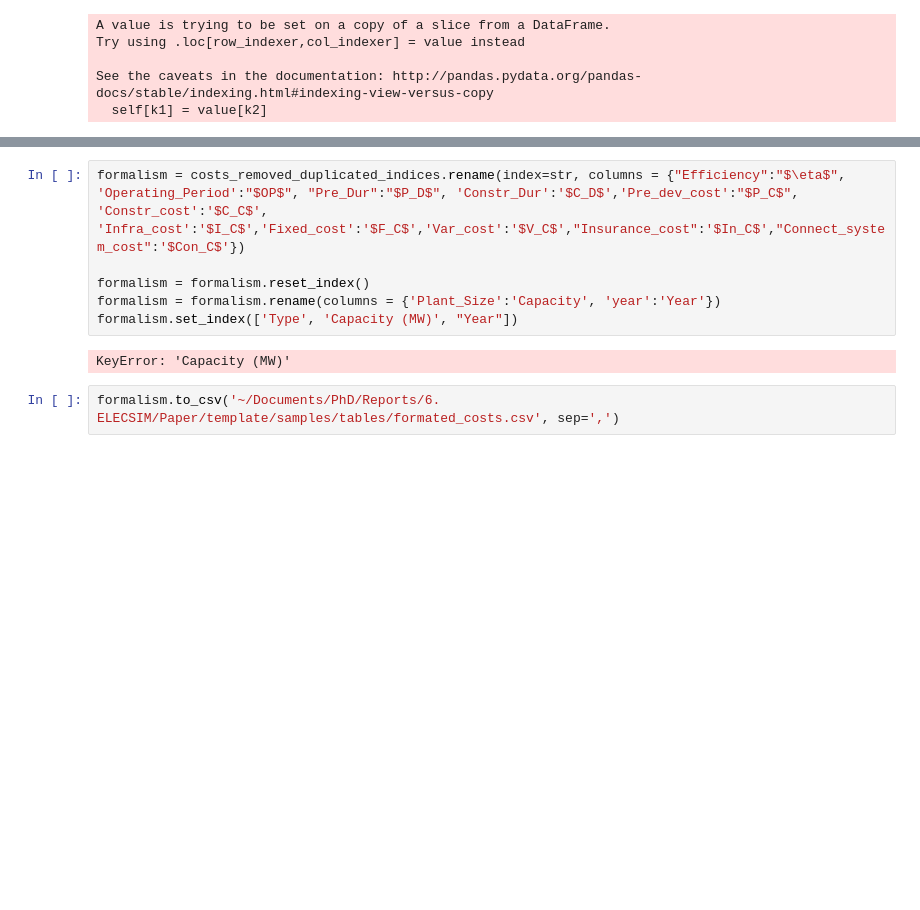
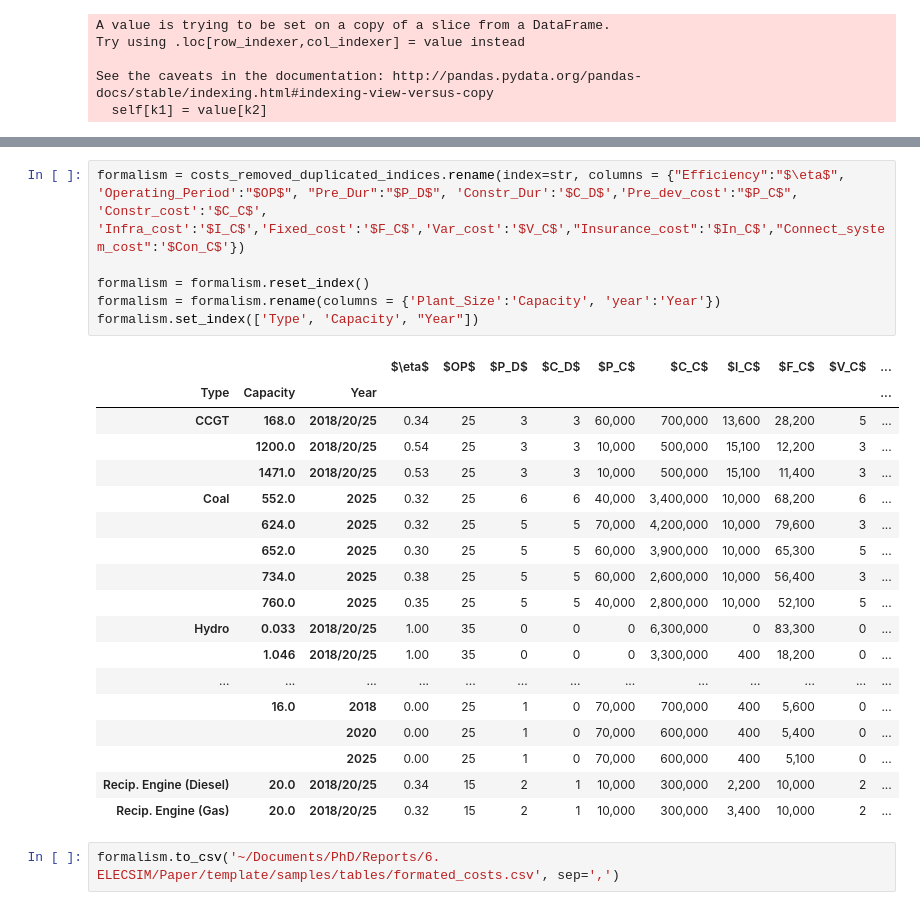
Before and after one commit to alexanderkell/elecsim-paper, a Jupyter notebook: visualisation/jupyter/power_plant_cost_table/modern_costs_table_generation.ipynb, the cells around one changed output, grey strips where cells are left out. Cells and saved outputs as stored; diff of their text form; blank space fills up the shorter version.

Commit message:
Updated tables/figures

```diff
--- a/visualisation/jupyter/power_plant_cost_table/modern_costs_table_generation.ipynb
+++ b/visualisation/jupyter/power_plant_cost_table/modern_costs_table_generation.ipynb
@@ -369,10 +369,27 @@ See the caveats in the documentation: http://pandas.pydata.org/pandas-docs/stabl
 # %%
 formalism = costs_removed_duplicated_indices.rename(index=str, columns = {"Efficiency":"$\eta$", 'Operating_Period':"$OP$", "Pre_Dur":"$P_D$", 'Constr_Dur':'$C_D$','Pre_dev_cost':"$P_C$", 'Constr_cost':'$C_C$', 'Infra_cost':'$I_C$','Fixed_cost':'$F_C$','Var_cost':'$V_C$',"Insurance_cost":'$In_C$',"Connect_system_cost":'$Con_C$'})
 
 formalism = formalism.reset_index()
 formalism = formalism.rename(columns = {'Plant_Size':'Capacity', 'year':'Year'})
-formalism.set_index(['Type', 'Capacity (MW)', "Year"])
+formalism.set_index(['Type', 'Capacity', "Year"])
 # %% [output]
-KeyError: 'Capacity (MW)'
+|  |  |  | $\eta$ | $OP$ | $P_D$ | $C_D$ | $P_C$ | $C_C$ | $I_C$ | $F_C$ | $V_C$ | ... |
+| Type | Capacity | Year |  |  |  |  |  |  |  |  |  | ... |
+| CCGT | 168.0 | 2018/20/25 | 0.34 | 25 | 3 | 3 | 60,000 | 700,000 | 13,600 | 28,200 | 5 | ... |
+|  | 1200.0 | 2018/20/25 | 0.54 | 25 | 3 | 3 | 10,000 | 500,000 | 15,100 | 12,200 | 3 | ... |
+|  | 1471.0 | 2018/20/25 | 0.53 | 25 | 3 | 3 | 10,000 | 500,000 | 15,100 | 11,400 | 3 | ... |
+| Coal | 552.0 | 2025 | 0.32 | 25 | 6 | 6 | 40,000 | 3,400,000 | 10,000 | 68,200 | 6 | ... |
+|  | 624.0 | 2025 | 0.32 | 25 | 5 | 5 | 70,000 | 4,200,000 | 10,000 | 79,600 | 3 | ... |
+|  | 652.0 | 2025 | 0.30 | 25 | 5 | 5 | 60,000 | 3,900,000 | 10,000 | 65,300 | 5 | ... |
+|  | 734.0 | 2025 | 0.38 | 25 | 5 | 5 | 60,000 | 2,600,000 | 10,000 | 56,400 | 3 | ... |
+|  | 760.0 | 2025 | 0.35 | 25 | 5 | 5 | 40,000 | 2,800,000 | 10,000 | 52,100 | 5 | ... |
+| Hydro | 0.033 | 2018/20/25 | 1.00 | 35 | 0 | 0 | 0 | 6,300,000 | 0 | 83,300 | 0 | ... |
+|  | 1.046 | 2018/20/25 | 1.00 | 35 | 0 | 0 | 0 | 3,300,000 | 400 | 18,200 | 0 | ... |
+| ... | ... | ... | ... | ... | ... | ... | ... | ... | ... | ... | ... | ... |
+|  | 16.0 | 2018 | 0.00 | 25 | 1 | 0 | 70,000 | 700,000 | 400 | 5,600 | 0 | ... |
+|  |  | 2020 | 0.00 | 25 | 1 | 0 | 70,000 | 600,000 | 400 | 5,400 | 0 | ... |
+|  |  | 2025 | 0.00 | 25 | 1 | 0 | 70,000 | 600,000 | 400 | 5,100 | 0 | ... |
+| Recip. Engine (Diesel) | 20.0 | 2018/20/25 | 0.34 | 15 | 2 | 1 | 10,000 | 300,000 | 2,200 | 10,000 | 2 | ... |
+| Recip. Engine (Gas) | 20.0 | 2018/20/25 | 0.32 | 15 | 2 | 1 | 10,000 | 300,000 | 3,400 | 10,000 | 2 | ... |
 # %%
 formalism.to_csv('~/Documents/PhD/Reports/6. ELECSIM/Paper/template/samples/tables/formated_costs.csv', sep=',')
```
Also changed, not shown: 5 other files.
